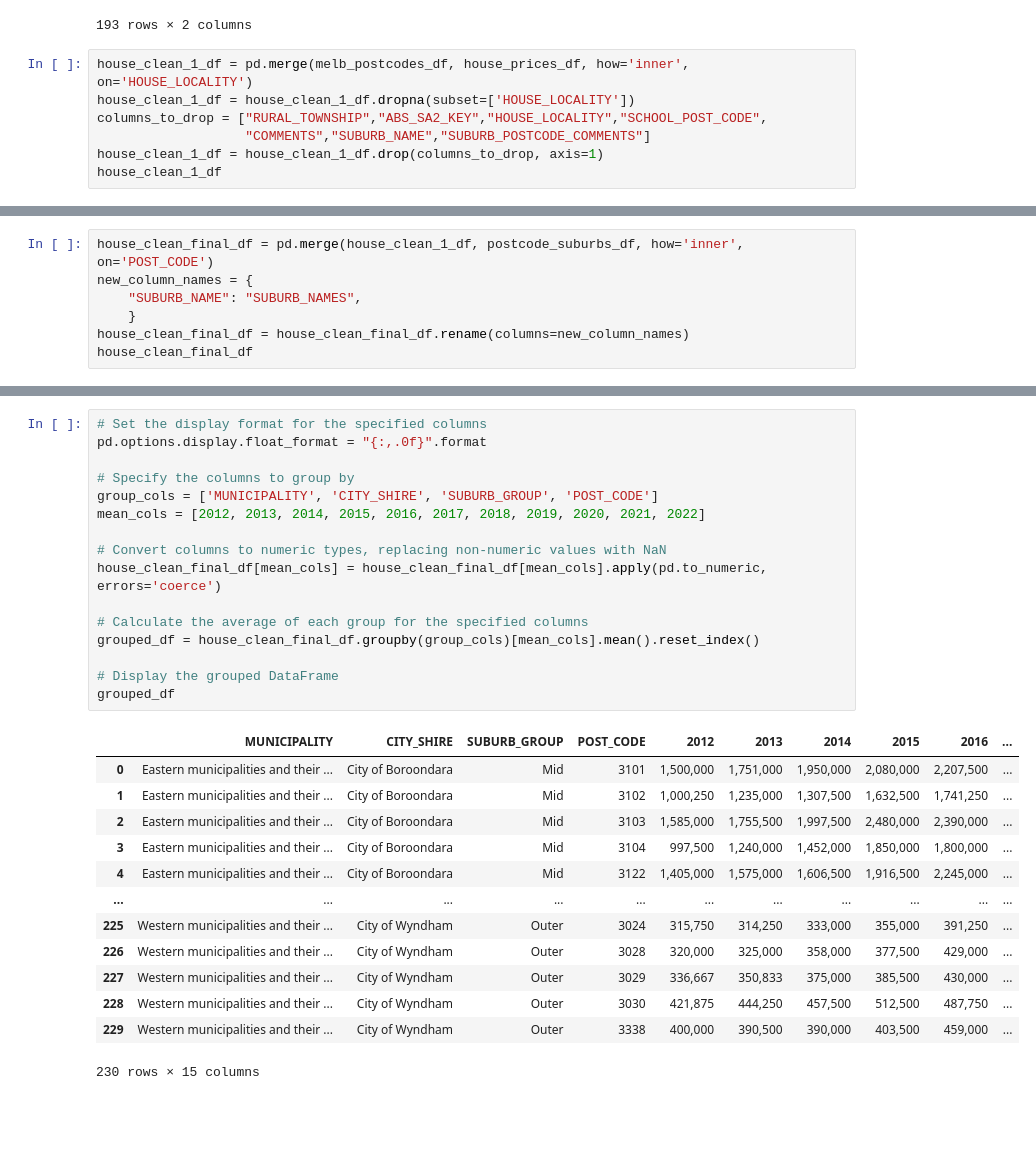
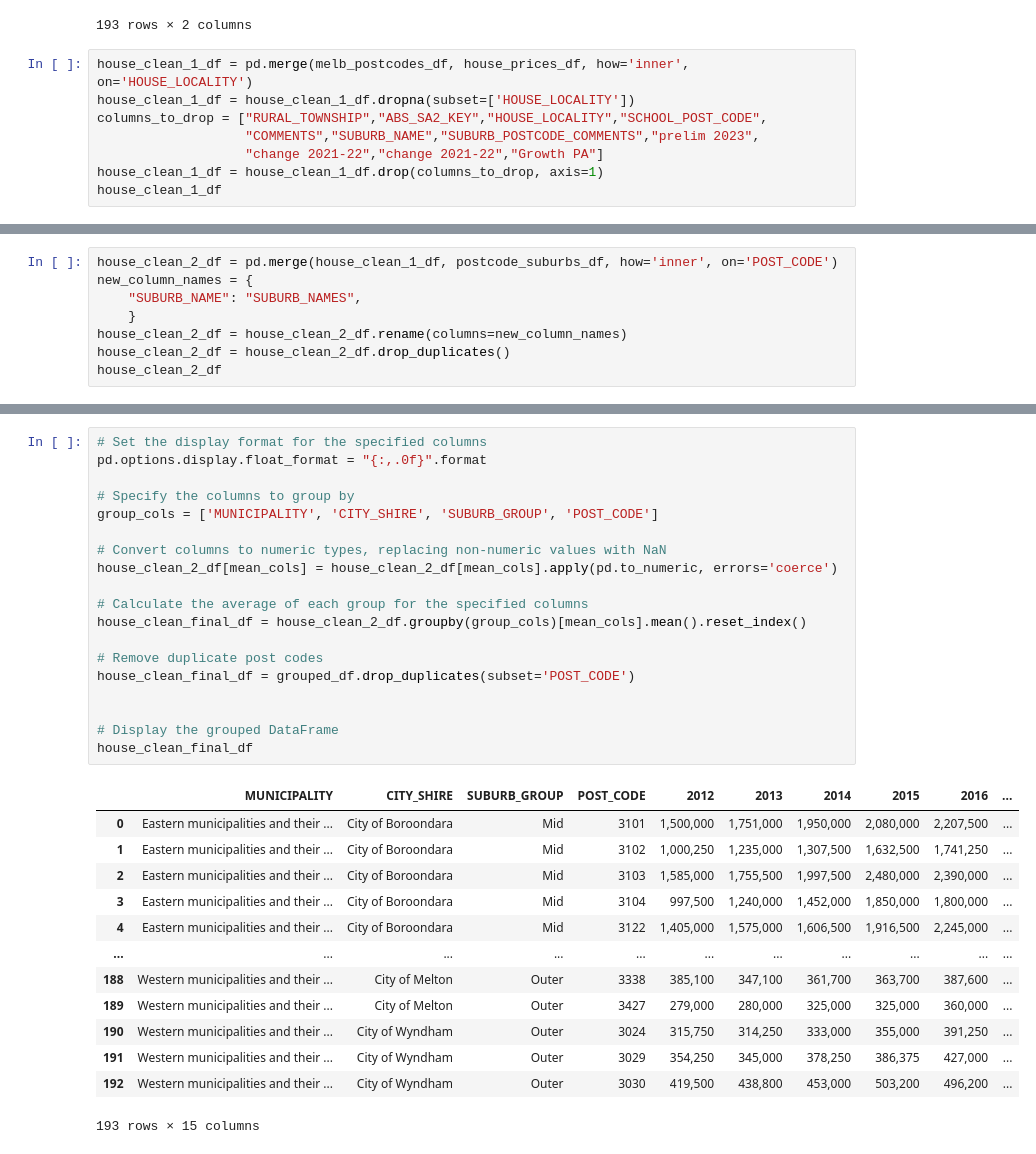
Before and after one commit to Kakhai1/bootcamp_project, a Jupyter notebook: Cleaned_House_Data_KT.ipynb, the cells around one changed output, grey strips where cells are left out. Cells and saved outputs as stored; diff of their text form; blank space fills up the shorter version.

```diff
--- a/Cleaned_House_Data_KT.ipynb
+++ b/Cleaned_House_Data_KT.ipynb
@@ -102,7 +102,8 @@ postcode_suburbs_df
 house_clean_1_df = pd.merge(melb_postcodes_df, house_prices_df, how='inner', on='HOUSE_LOCALITY')
 house_clean_1_df = house_clean_1_df.dropna(subset=['HOUSE_LOCALITY'])
 columns_to_drop = ["RURAL_TOWNSHIP","ABS_SA2_KEY","HOUSE_LOCALITY","SCHOOL_POST_CODE",
-                   "COMMENTS","SUBURB_NAME","SUBURB_POSTCODE_COMMENTS"]
+                   "COMMENTS","SUBURB_NAME","SUBURB_POSTCODE_COMMENTS","prelim 2023",
+                   "change 2021-22","change 2021-22","Growth PA"]
 house_clean_1_df = house_clean_1_df.drop(columns_to_drop, axis=1)
 house_clean_1_df
 # %% [output]
@@ -122,10 +123,11 @@ house_clean_1_df
 # %%
-house_clean_final_df = pd.merge(house_clean_1_df, postcode_suburbs_df, how='inner', on='POST_CODE')
+house_clean_2_df = pd.merge(house_clean_1_df, postcode_suburbs_df, how='inner', on='POST_CODE')
 new_column_names = {
     "SUBURB_NAME": "SUBURB_NAMES",
     }
-house_clean_final_df = house_clean_final_df.rename(columns=new_column_names)
-house_clean_final_df
+house_clean_2_df = house_clean_2_df.rename(columns=new_column_names)
+house_clean_2_df = house_clean_2_df.drop_duplicates()
+house_clean_2_df
 # %% [output]
 |  | MUNICIPALITY | CITY_SHIRE | SUBURB_GROUP | POST_CODE | 2012 | 2013 | 2014 | 2015 | 2016 | ... |
 | 0 | Inner City municipalities and the... | City of Melbourne | Inner | 3053 | 870000 | 1002500 | 1020000 | 830000 | 1050000 | ... |
@@ -167,31 +169,34 @@ Index(['HOUSE_LOCALITY',             2012,             2013,             2014,
 # %%
 # Set the display format for the specified columns
 pd.options.display.float_format = "{:,.0f}".format
 
 # Specify the columns to group by
 group_cols = ['MUNICIPALITY', 'CITY_SHIRE', 'SUBURB_GROUP', 'POST_CODE']
-mean_cols = [2012, 2013, 2014, 2015, 2016, 2017, 2018, 2019, 2020, 2021, 2022]
 
 # Convert columns to numeric types, replacing non-numeric values with NaN
-house_clean_final_df[mean_cols] = house_clean_final_df[mean_cols].apply(pd.to_numeric, errors='coerce')
+house_clean_2_df[mean_cols] = house_clean_2_df[mean_cols].apply(pd.to_numeric, errors='coerce')
 
 # Calculate the average of each group for the specified columns
-grouped_df = house_clean_final_df.groupby(group_cols)[mean_cols].mean().reset_index()
+house_clean_final_df = house_clean_2_df.groupby(group_cols)[mean_cols].mean().reset_index()
+
+# Remove duplicate post codes
+house_clean_final_df = grouped_df.drop_duplicates(subset='POST_CODE')
+
 
 # Display the grouped DataFrame
-grouped_df
+house_clean_final_df
 # %% [output]
 |  | MUNICIPALITY | CITY_SHIRE | SUBURB_GROUP | POST_CODE | 2012 | 2013 | 2014 | 2015 | 2016 | ... |
 | 0 | Eastern municipalities and their ... | City of Boroondara | Mid | 3101 | 1,500,000 | 1,751,000 | 1,950,000 | 2,080,000 | 2,207,500 | ... |
 | 1 | Eastern municipalities and their ... | City of Boroondara | Mid | 3102 | 1,000,250 | 1,235,000 | 1,307,500 | 1,632,500 | 1,741,250 | ... |
 | 2 | Eastern municipalities and their ... | City of Boroondara | Mid | 3103 | 1,585,000 | 1,755,500 | 1,997,500 | 2,480,000 | 2,390,000 | ... |
 | 3 | Eastern municipalities and their ... | City of Boroondara | Mid | 3104 | 997,500 | 1,240,000 | 1,452,000 | 1,850,000 | 1,800,000 | ... |
 | 4 | Eastern municipalities and their ... | City of Boroondara | Mid | 3122 | 1,405,000 | 1,575,000 | 1,606,500 | 1,916,500 | 2,245,000 | ... |
 | ... | ... | ... | ... | ... | ... | ... | ... | ... | ... | ... |
-| 225 | Western municipalities and their ... | City of Wyndham | Outer | 3024 | 315,750 | 314,250 | 333,000 | 355,000 | 391,250 | ... |
-| 226 | Western municipalities and their ... | City of Wyndham | Outer | 3028 | 320,000 | 325,000 | 358,000 | 377,500 | 429,000 | ... |
-| 227 | Western municipalities and their ... | City of Wyndham | Outer | 3029 | 336,667 | 350,833 | 375,000 | 385,500 | 430,000 | ... |
-| 228 | Western municipalities and their ... | City of Wyndham | Outer | 3030 | 421,875 | 444,250 | 457,500 | 512,500 | 487,750 | ... |
-| 229 | Western municipalities and their ... | City of Wyndham | Outer | 3338 | 400,000 | 390,500 | 390,000 | 403,500 | 459,000 | ... |
+| 188 | Western municipalities and their ... | City of Melton | Outer | 3338 | 385,100 | 347,100 | 361,700 | 363,700 | 387,600 | ... |
+| 189 | Western municipalities and their ... | City of Melton | Outer | 3427 | 279,000 | 280,000 | 325,000 | 325,000 | 360,000 | ... |
+| 190 | Western municipalities and their ... | City of Wyndham | Outer | 3024 | 315,750 | 314,250 | 333,000 | 355,000 | 391,250 | ... |
+| 191 | Western municipalities and their ... | City of Wyndham | Outer | 3029 | 354,250 | 345,000 | 378,250 | 386,375 | 427,000 | ... |
+| 192 | Western municipalities and their ... | City of Wyndham | Outer | 3030 | 419,500 | 438,800 | 453,000 | 503,200 | 496,200 | ... |
-230 rows × 15 columns
+193 rows × 15 columns
 # %%
```
Also changed, not shown: parts of 7 cells of this notebook, 13 other files.
